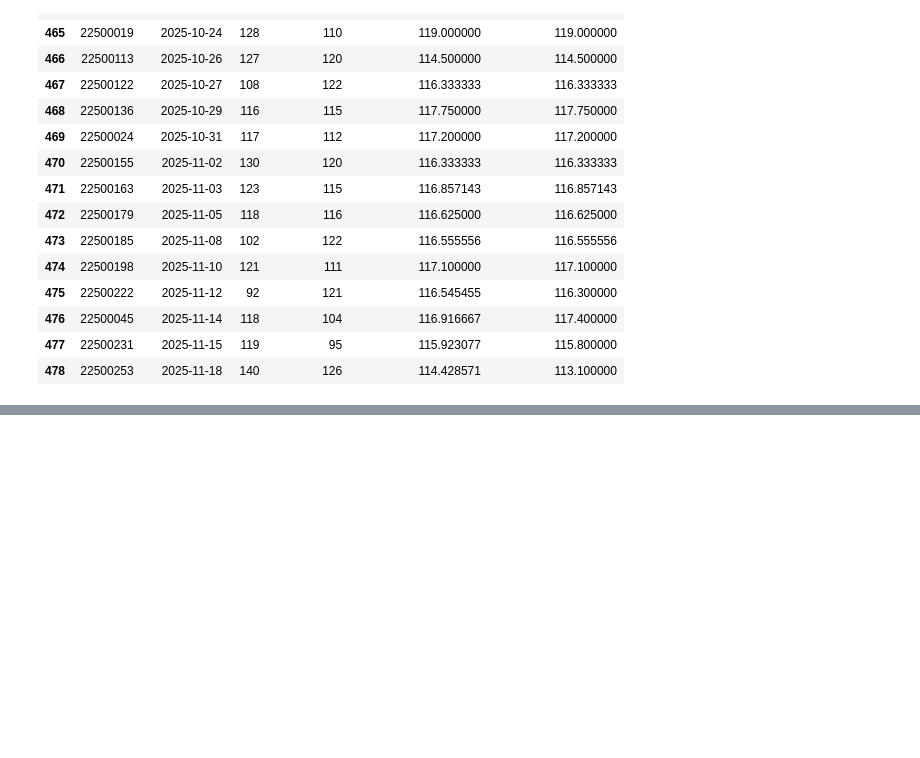
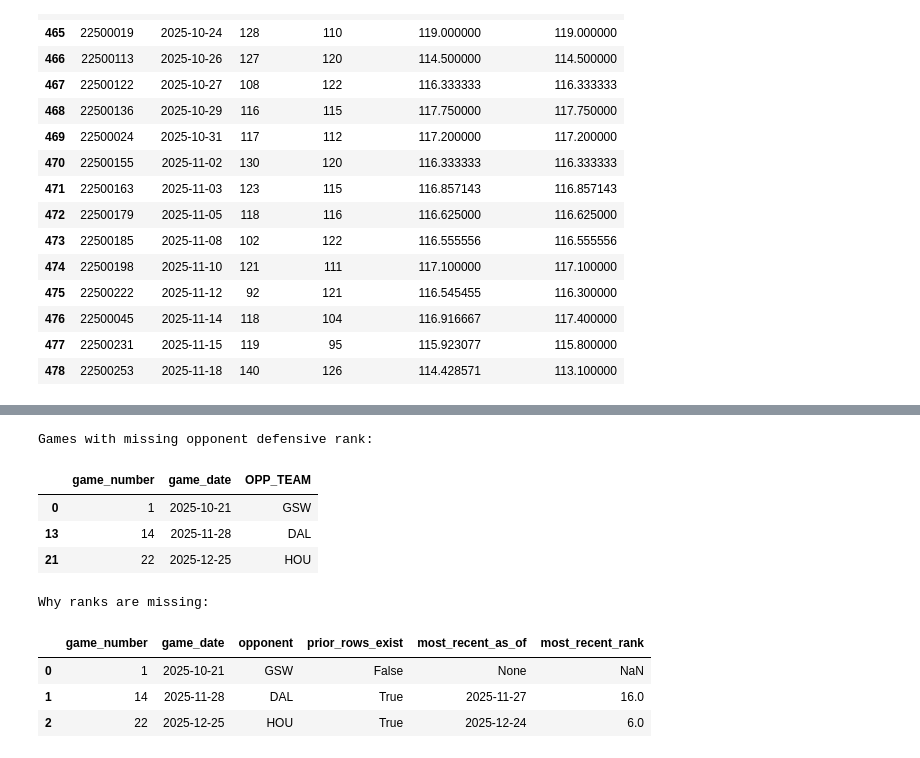
Before and after one commit to sibhisakthivel/nba-game-dashboard-automation, a Jupyter notebook: design.ipynb, the cells around one changed output, grey strips where cells are left out. Cells and saved outputs as stored; diff of their text form; code cells hidden in the pictures; blank space fills up the shorter version.

```diff
--- a/design.ipynb
+++ b/design.ipynb
@@ -144,7 +144,7 @@ pbs["r10_avg_ppg"] = (
 # 3) Sanity check (example player)
 # =========================================================
 
-luka = pbs[pbs["firstName"] == "Luka"]
+luka = pbs[pbs["personId"] == 1629029]
 
 luka[["game_id", "game_date", "points", "szn_avg_ppg", "r10_avg_ppg"]].head(15)
 # %% [output]
@@ -372,0 +874,64 @@ tbs["opp_r10_pts_allowed"] = (
+# %%
+import pandas as pd
+
+# -----------------------------
+# Identify games with missing ranks
+# -----------------------------
+missing = plot_df[plot_df["opp_def_rank"].isna()].copy()
+# Derive game_number from order (1-based)
+missing["game_number"] = missing.index + 1
+
+print("Games with missing opponent defensive rank:")
+display(
+    missing[["game_number", "game_date", "OPP_TEAM"]]
+)
+
+# -----------------------------
+# Inspect each missing case
+# -----------------------------
+debug_rows = []
+
+for _, row in missing.iterrows():
+    game_num = row["game_number"]
+    game_date = row["game_date"]
+    opp = row["OPP_TEAM"]
+
+    # All defensive-rank snapshots available BEFORE this game
+    prior_ranks = (
+        team_defense_daily[
+            (team_defense_daily["TEAM_ABBREVIATION"] == opp) &
+            (team_defense_daily["as_of_date"] < game_date)
+        ]
+        .sort_values("as_of_date")
+    )
+
+    debug_rows.append({
+        "game_number": game_num,
+        "game_date": game_date.date(),
+        "opponent": opp,
+        "prior_rows_exist": len(prior_ranks) > 0,
+        "most_recent_as_of": (
+            prior_ranks["as_of_date"].iloc[-1].date()
+            if len(prior_ranks) > 0 else None
+        ),
+        "most_recent_rank": (
+            prior_ranks["def_rank"].iloc[-1]
+            if len(prior_ranks) > 0 else None
+        )
+    })
+
+debug_df = pd.DataFrame(debug_rows)
+
+print("\nWhy ranks are missing:")
+display(debug_df)
+# %% [output]
+Games with missing opponent defensive rank:
+|  | game_number | game_date | OPP_TEAM |
+| 0 | 1 | 2025-10-21 | GSW |
+| 13 | 14 | 2025-11-28 | DAL |
+| 21 | 22 | 2025-12-25 | HOU |
+Why ranks are missing:
+|  | game_number | game_date | opponent | prior_rows_exist | most_recent_as_of | most_recent_rank |
+| 0 | 1 | 2025-10-21 | GSW | False | None | NaN |
+| 1 | 14 | 2025-11-28 | DAL | True | 2025-11-27 | 16.0 |
+| 2 | 22 | 2025-12-25 | HOU | True | 2025-12-24 | 6.0 |
```
Also changed, not shown: parts of 5 cells of this notebook.
